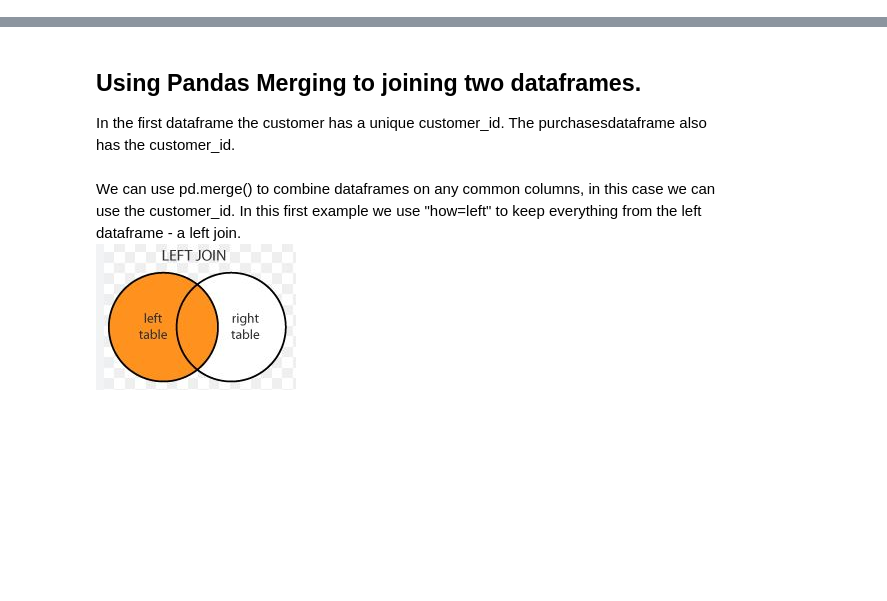
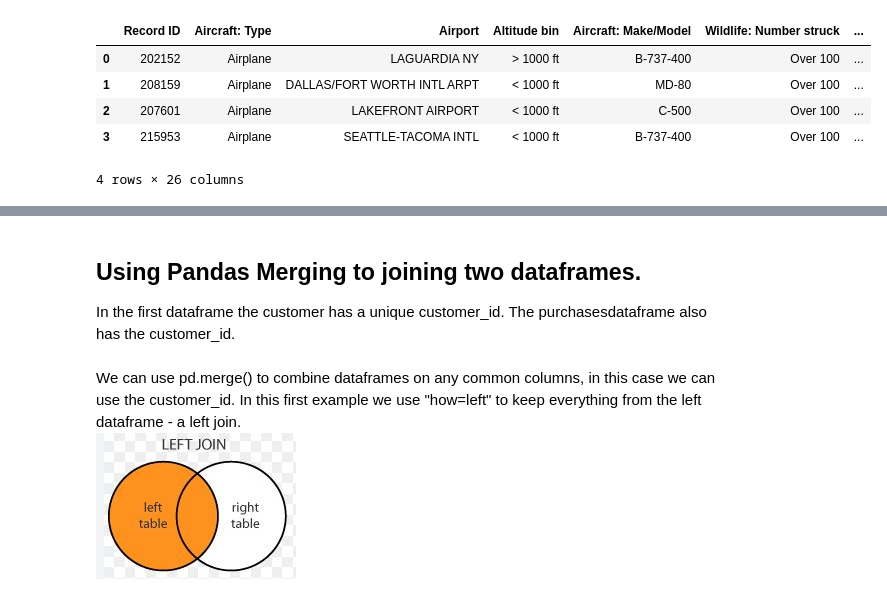
Before and after one commit to schirko/Python-Pandas-Exercises-and-Techniques, a Jupyter notebook: Python Pandas Exercises and Techniques.ipynb, the cells around one changed output, grey strips where cells are left out. Drawn from its saved outputs; the diff is of its cells as text; code cells hidden in the pictures; blank space fills up the shorter version.

```diff
--- a/Python Pandas Exercises and Techniques.ipynb
+++ b/Python Pandas Exercises and Techniques.ipynb
@@ -0,0 +10,11 @@
+# %%
+import pandas as pd
+df_bird_strikes = pd. read_excel('Bird_Strikes_Final.xlsx')
+df_bird_strikes.head(4)
+# %% [output]
+|  | Record ID | Aircraft: Type | Airport | Altitude bin | Aircraft: Make/Model | Wildlife: Number struck | ... |
+| 0 | 202152 | Airplane | LAGUARDIA NY | > 1000 ft | B-737-400 | Over 100 | ... |
+| 1 | 208159 | Airplane | DALLAS/FORT WORTH INTL ARPT | < 1000 ft | MD-80 | Over 100 | ... |
+| 2 | 207601 | Airplane | LAKEFRONT AIRPORT | < 1000 ft | C-500 | Over 100 | ... |
+| 3 | 215953 | Airplane | SEATTLE-TACOMA INTL | < 1000 ft | B-737-400 | Over 100 | ... |
+4 rows × 26 columns
```
Also changed, not shown: parts of 7 cells of this notebook, 1 other file.
